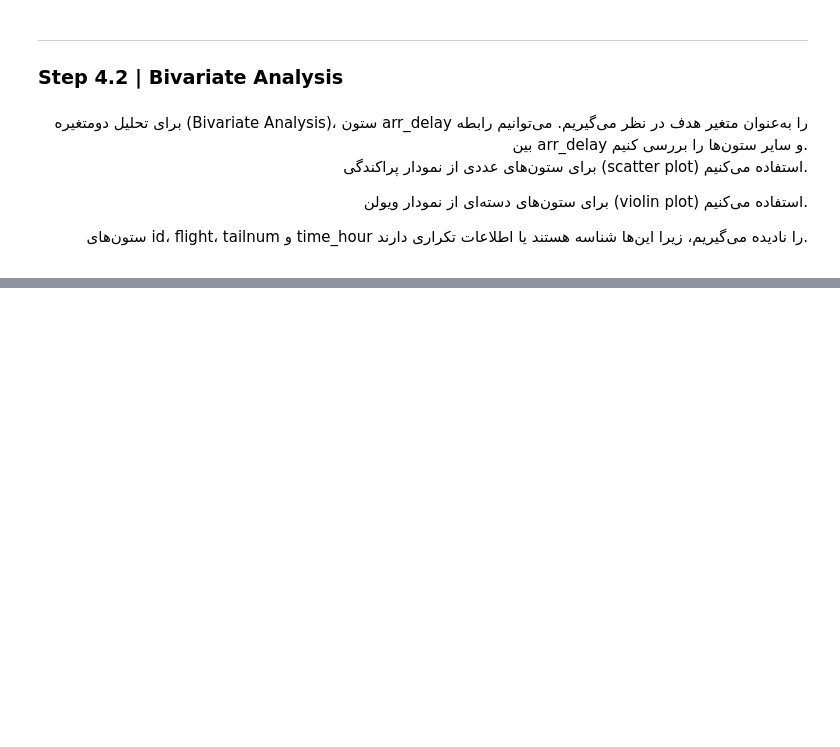
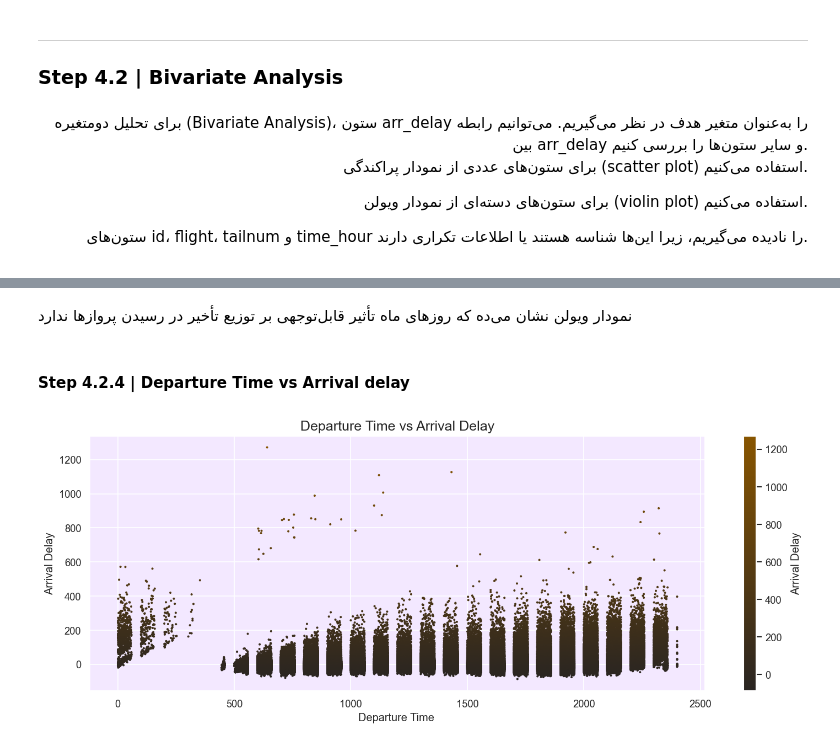
Before and after one commit to ar3haa/EDA-Preprocessing-For-Flights-Data, a Jupyter notebook: data_analysis_for _flights_data.ipynb, the cells around one changed output, grey strips where cells are left out. Saved outputs shown, nothing was run; the diff lists cells and outputs as text; code cells hidden in the pictures; blank space fills up the shorter version.

```diff
--- a/data_analysis_for _flights_data.ipynb
+++ b/data_analysis_for _flights_data.ipynb
@@ -341,0 +364,8 @@ def plot_violin ( x, y, title, xlabel, ylabel, fontsize=8) :
+# %% [markdown]
+نمودار ویولن نشان می‌ده که روزهای ماه تأثیر قابل‌توجهی بر توزیع تأخیر در رسیدن پروازها ندارد
+# %% [markdown]
+#### Step 4.2.4 | Departure Time vs Arrival delay
+# %%
+plot_scatter(df['dep_time'],df['arr_delay'],'Departure Time vs Arrival Delay' ,'Departure Time ', 'Arrival Delay')
+# %% [output]
+[figure, added]
```
Also changed, not shown: parts of 22 cells of this notebook.
